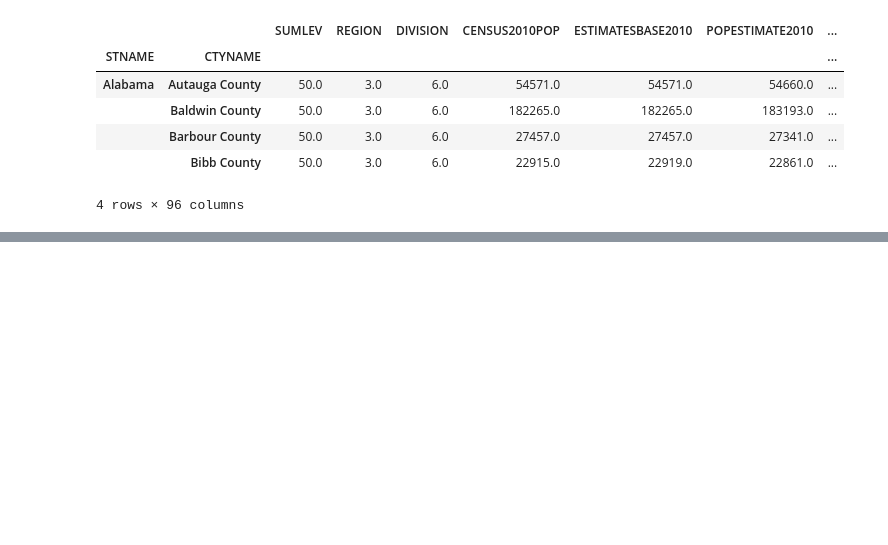
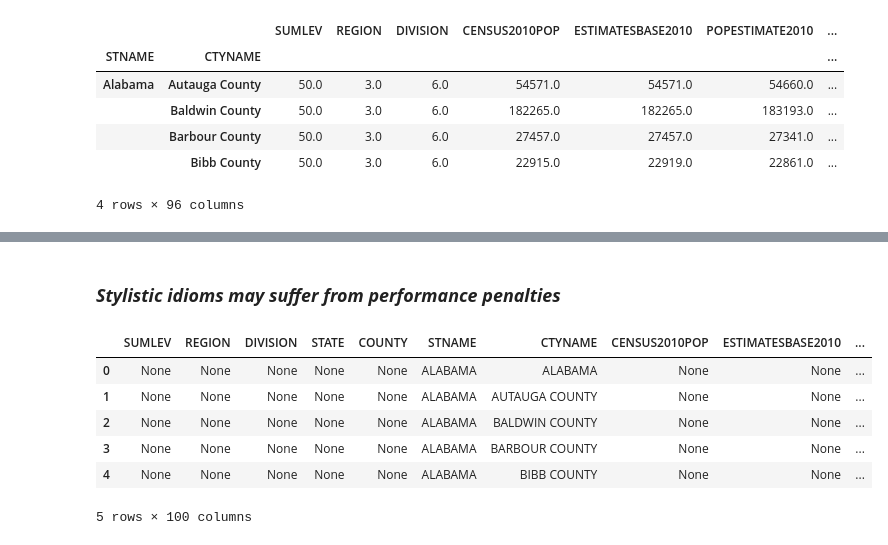
Before and after one commit to anoban/Introduction-to-Data-Science-in-Python, a Jupyter notebook: Anoban/Idiomatic Pandas.ipynb, the cells around one changed output, grey strips where cells are left out. Saved outputs shown, nothing was run; the diff lists cells and outputs as text; code cells hidden in the pictures; blank space fills up the shorter version.

Commit message:
new file:   Anoban/GroupBy.ipynb 	modified:   Anoban/Idiomatic Pandas.ipynb

```diff
--- a/Anoban/Idiomatic Pandas.ipynb
+++ b/Anoban/Idiomatic Pandas.ipynb
@@ -45,0 +94,14 @@ data.where(data.SUMLEV == 50) \
+# %% [markdown]
+### ***Stylistic idioms may suffer from performance penalties***
+# %%
+# a function that maps the provided function to every element of the DataFrame
+
+data.applymap(lambda cell: cell.upper() if type(cell) == str else None).head()
+# %% [output]
+|  | SUMLEV | REGION | DIVISION | STATE | COUNTY | STNAME | CTYNAME | CENSUS2010POP | ESTIMATESBASE2010 | ... |
+| 0 | None | None | None | None | None | ALABAMA | ALABAMA | None | None | ... |
+| 1 | None | None | None | None | None | ALABAMA | AUTAUGA COUNTY | None | None | ... |
+| 2 | None | None | None | None | None | ALABAMA | BALDWIN COUNTY | None | None | ... |
+| 3 | None | None | None | None | None | ALABAMA | BARBOUR COUNTY | None | None | ... |
+| 4 | None | None | None | None | None | ALABAMA | BIBB COUNTY | None | None | ... |
+5 rows × 100 columns
```
Also changed, not shown: parts of 11 cells of this notebook, 1 other file.
